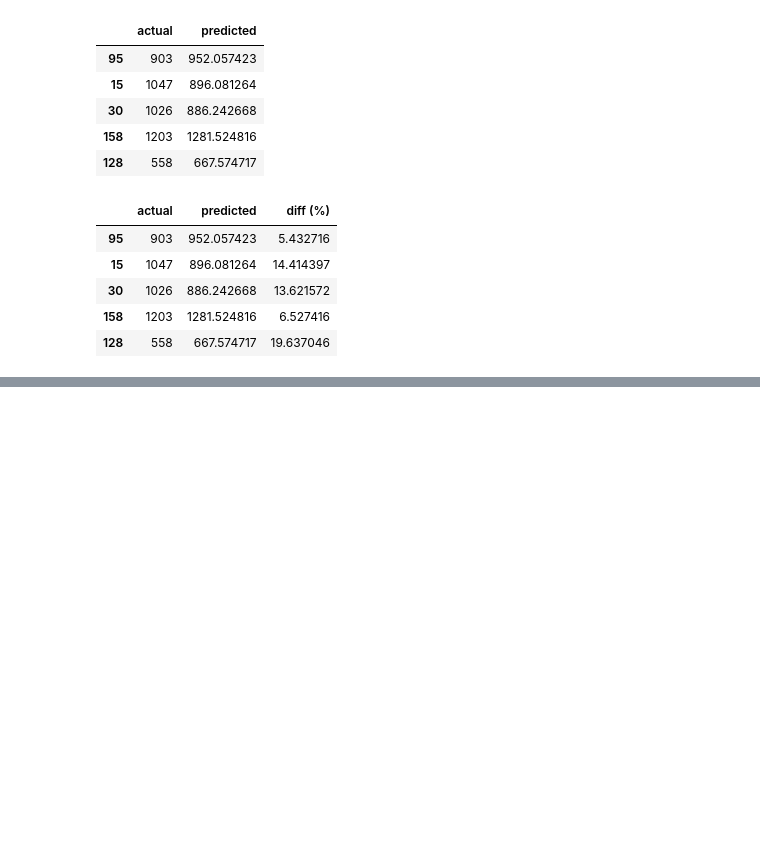
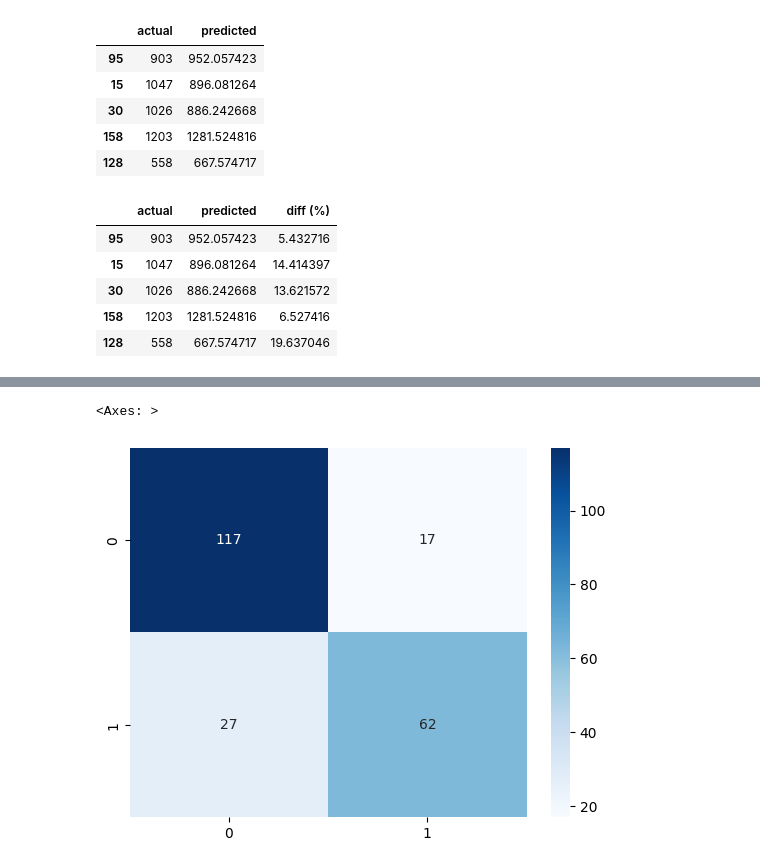
Before and after one commit to rupeshkumarp/ML, a Jupyter notebook: ensemble/boosting.ipynb, the cells around one changed output, grey strips where cells are left out. Saved outputs shown, nothing was run; the diff lists cells and outputs as text; code cells hidden in the pictures; blank space fills up the shorter version.

Commit message:
boosting algorithm

```diff
--- a/ensemble/boosting.ipynb
+++ b/ensemble/boosting.ipynb
@@ -190,0 +245,5 @@ df_ev.head()
+# %%
+df.drop('name',axis=1,inplace=True)
+df.drop('cabin',axis=1,inplace=True)
+# %%
+df['sex']=df['sex'].map({'male':1,'female':0})
@@ -190,0 +265,17 @@ df_ev.head()
+# %%
+from sklearn.model_selection import train_test_split
+from sklearn.metrics import classification_report,confusion_matrix
+
+x=df[['p_class','sex','age','sib_sp','parch']]
+y=df['survived']
+
+x_train,x_test,y_train,y_test=train_test_split(x,y,test_size=0.25,random_state=42)
+# %%
+from sklearn.ensemble import GradientBoostingClassifier
+model_gbc=GradientBoostingClassifier(n_estimators=55)
+
+model_gbc.fit(x_train,y_train)
+
+y_pred=model_gbc.predict(x_test)
+
+print(classification_report(y_test,y_pred))
@@ -190,0 +291,6 @@ df_ev.head()
+# %%
+cm=confusion_matrix(y_test,y_pred)
+sns.heatmap(cm,annot=True,fmt='d',cmap='Blues')
+# %% [output]
+<Axes: >
+[figure, added]
```
Also changed, not shown: parts of 15 cells of this notebook.
